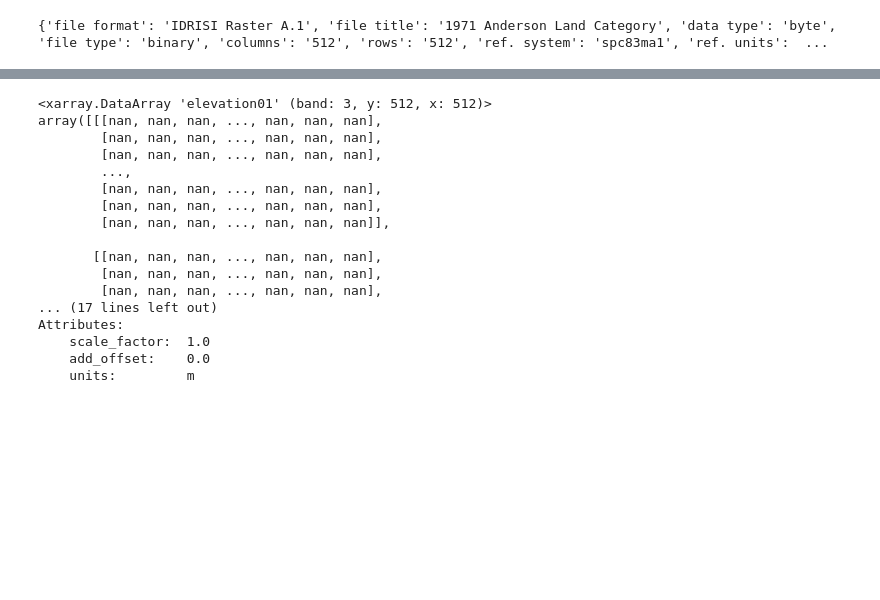
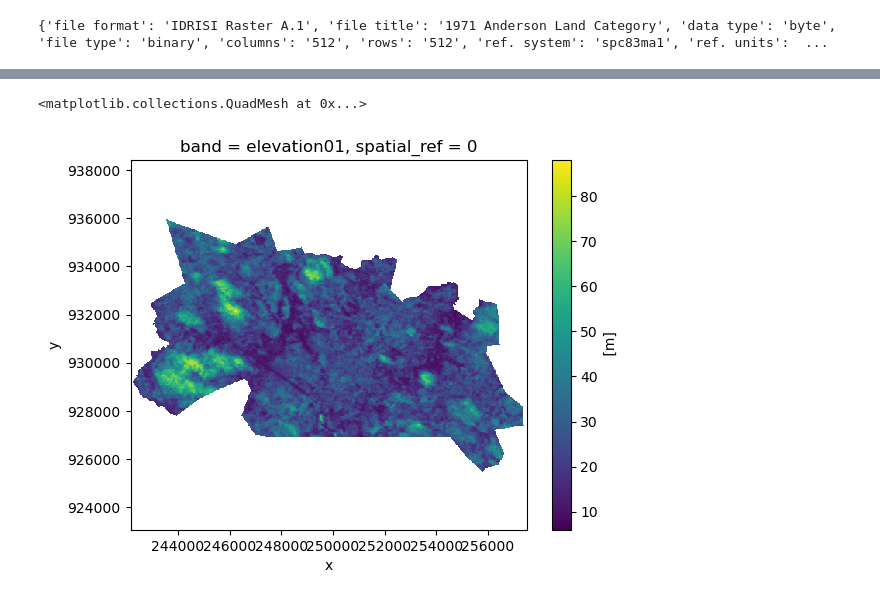
Before and after one commit to DWGodwin/geomod, a Jupyter notebook: example-notebooks/load-data.ipynb, the cells around one changed output, grey strips where cells are left out. Drawn from its saved outputs; the diff is of its cells as text; code cells hidden in the pictures; blank space fills up the shorter version.

Commit message:
implement stacking of imported xarrays

```diff
--- a/example-notebooks/load-data.ipynb
+++ b/example-notebooks/load-data.ipynb
@@ -50,4 +51,5 @@ print(get_metadata(data_directory+'1971anderson01.RDC'))
 # %%
-driver_maps = [data_directory+file for file in ['elevation01.rst', 'geology01.rst', 'protection01.rst']]
+driver_map_names = ['elevation01', 'geology01', 'protection01']
+driver_map_paths = [data_directory+name+'.rst' for name in driver_map_names]
 # %%
-driver_map_xr_list = [rioxarray.open_rasterio(map, masked=True, default_name = map.split("/")[-1].split(".")[0]) for map in driver_maps]
+driver_map_xr_list = [rioxarray.open_rasterio(map, masked=True) for map in driver_maps]
@@ -56,20 +56,9 @@ merged_driver_maps = xarray.concat(driver_map_xr_list, dim='band')
 # %%
-merged_driver_maps
+all_driver_maps_xr = xarray.concat(driver_map_xr_list, dim='band').assign_coords(band=driver_map_names)
-# %% [output]
-<xarray.DataArray 'elevation01' (band: 3, y: 512, x: 512)>
-array([[[nan, nan, nan, ..., nan, nan, nan],
-        [nan, nan, nan, ..., nan, nan, nan],
-        [nan, nan, nan, ..., nan, nan, nan],
-        ...,
-        [nan, nan, nan, ..., nan, nan, nan],
-        [nan, nan, nan, ..., nan, nan, nan],
-        [nan, nan, nan, ..., nan, nan, nan]],
-
-       [[nan, nan, nan, ..., nan, nan, nan],
-        [nan, nan, nan, ..., nan, nan, nan],
-        [nan, nan, nan, ..., nan, nan, nan],
-... (17 lines left out)
-Attributes:
-    scale_factor:  1.0
-    add_offset:    0.0
-    units:         m
+# %%
+elevation = all_driver_maps_xr.sel(band='elevation01')
+# %%
+elevation.plot()
+# %% [output]
+<matplotlib.collections.QuadMesh at 0x...>
+[figure, added]
```
Also changed, not shown: parts of 3 cells of this notebook.
